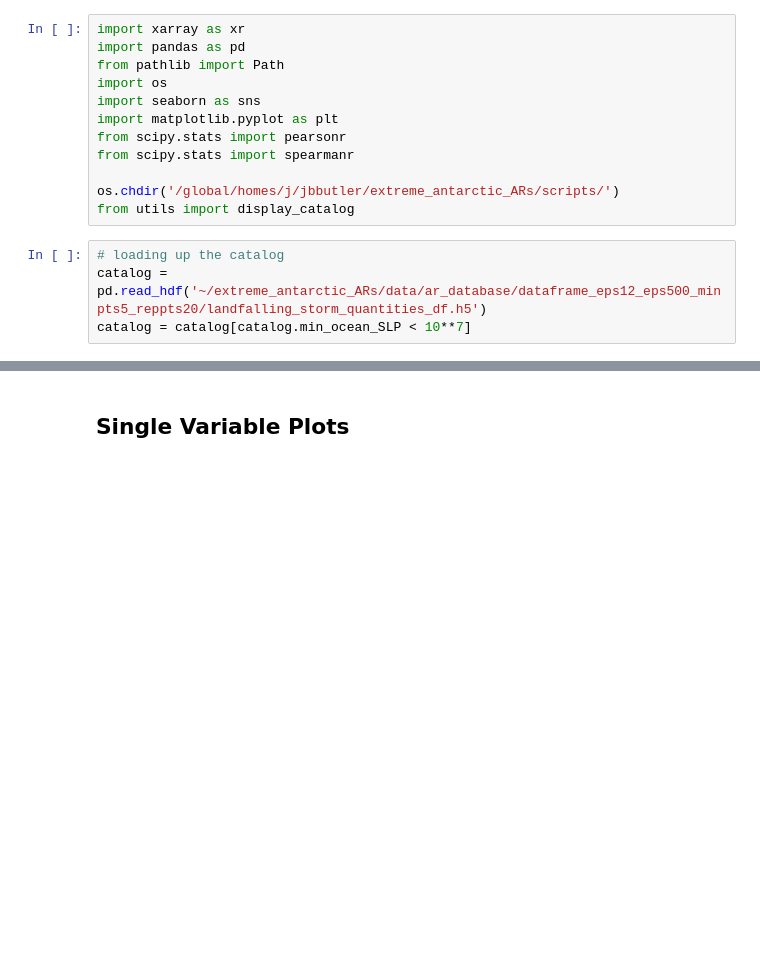
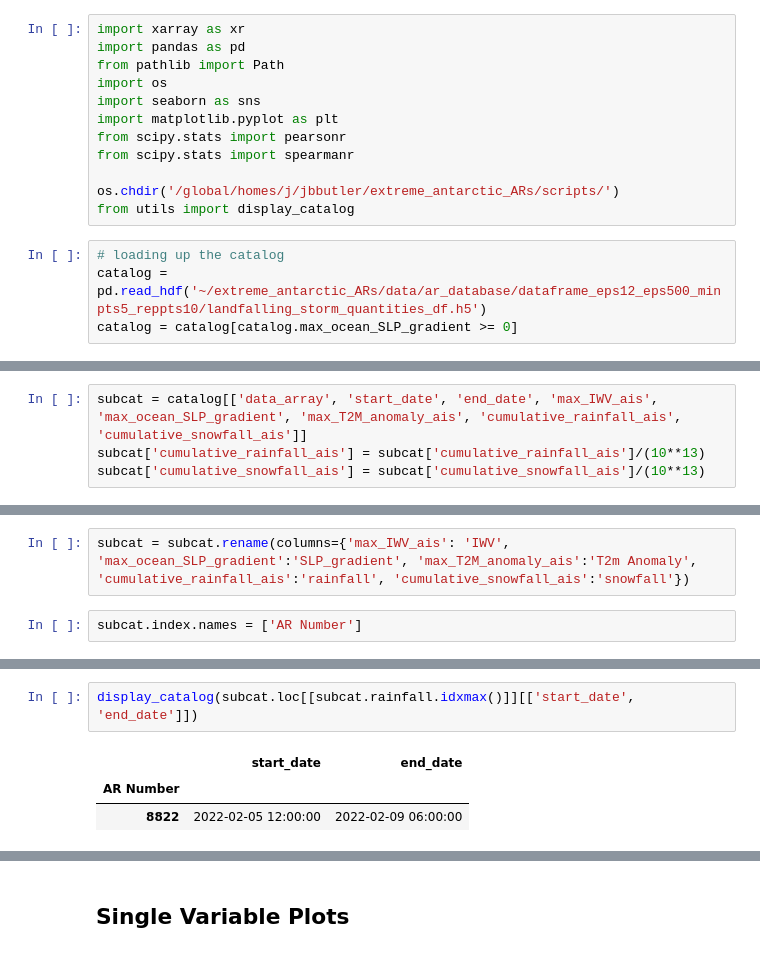
Before and after one commit to jbbutler/extreme_antarctic_ARs, a Jupyter notebook: notebooks/EDA/catalog_eda.ipynb, the cells around one changed output, grey strips where cells are left out. Cells and saved outputs as stored; diff of their text form; blank space fills up the shorter version.

```diff
--- a/notebooks/EDA/catalog_eda.ipynb
+++ b/notebooks/EDA/catalog_eda.ipynb
@@ -16,8 +16,8 @@ os.chdir('/global/homes/j/jbbutler/extreme_antarctic_ARs/scripts/')
 from utils import display_catalog
 # %%
 # loading up the catalog
-catalog = pd.read_hdf('~/extreme_antarctic_ARs/data/ar_database/dataframe_eps12_eps500_minpts5_reppts20/landfalling_storm_quantities_df.h5')
-catalog = catalog[catalog.min_ocean_SLP < 10**7]
+catalog = pd.read_hdf('~/extreme_antarctic_ARs/data/ar_database/dataframe_eps12_eps500_minpts5_reppts10/landfalling_storm_quantities_df.h5')
+catalog = catalog[catalog.max_ocean_SLP_gradient >= 0]
 # %%
 saveable = catalog.loc[:, catalog.columns != 'data_array']
 saveable['duration'] = saveable['duration']/pd.Timedelta(1, 'h')
@@ -30,3 +30,7 @@ Try using .loc[row_indexer,col_indexer] = value instead
 
 See the caveats in the documentation: https://pandas.pydata.org/pandas-docs/stable/user_guide/indexing.html#returning-a-view-versus-a-copy
   saveable['duration'] = saveable['duration']/pd.Timedelta(1, 'h')
+# %%
+subcat = catalog[['data_array', 'start_date', 'end_date', 'max_IWV_ais', 'max_ocean_SLP_gradient', 'max_T2M_anomaly_ais', 'cumulative_rainfall_ais', 'cumulative_snowfall_ais']]
+subcat['cumulative_rainfall_ais'] = subcat['cumulative_rainfall_ais']/(10**13)
+subcat['cumulative_snowfall_ais'] = subcat['cumulative_snowfall_ais']/(10**13)
@@ -33 +48,5 @@ See the caveats in the documentation: https://pandas.pydata.org/pandas-docs/stab
+# %%
+subcat = subcat.rename(columns={'max_IWV_ais': 'IWV', 'max_ocean_SLP_gradient':'SLP_gradient', 'max_T2M_anomaly_ais':'T2m Anomaly', 'cumulative_rainfall_ais':'rainfall', 'cumulative_snowfall_ais':'snowfall'})
+# %%
+subcat.index.names = ['AR Number']
 # %%
@@ -35,2 +54,8 @@ display_catalog(catalog, 10)
 # %% [output]
 [interactive output not drawn]
+# %%
+display_catalog(subcat.loc[[subcat.rainfall.idxmax()]][['start_date', 'end_date']])
+# %% [output]
+|  | start_date | end_date |
+| AR Number |  |  |
+| 8822 | 2022-02-05 12:00:00 | 2022-02-09 06:00:00 |
```
Also changed, not shown: parts of 8 cells of this notebook, 6 other files.
